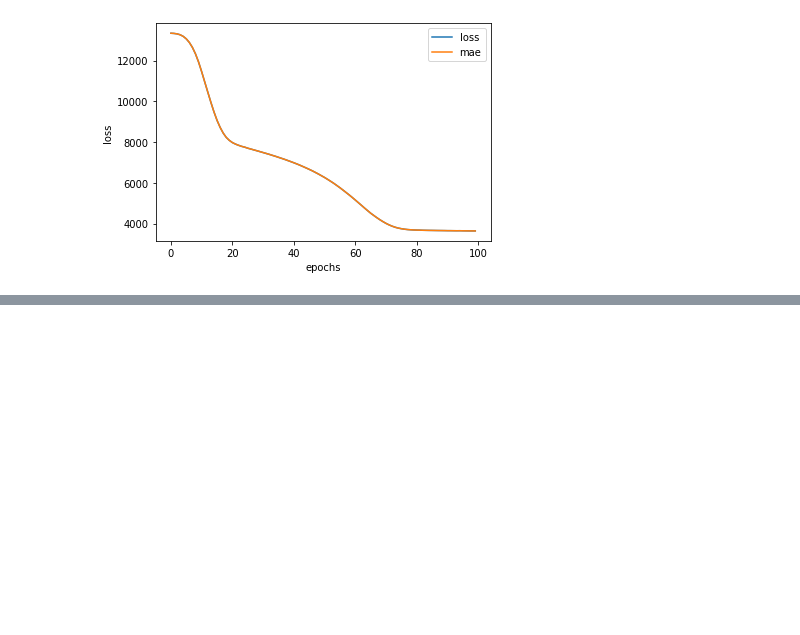
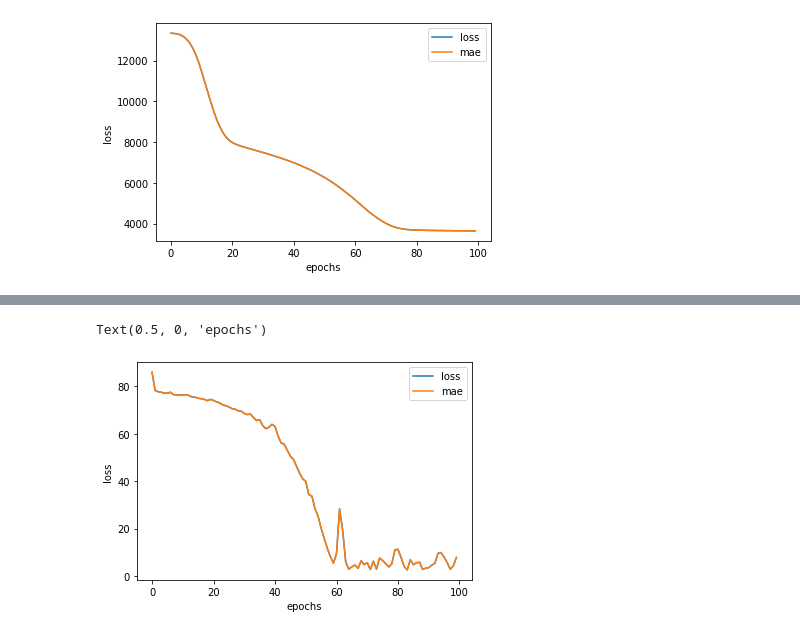
Before and after one commit to kunalburgul/AMLP, a Jupyter notebook: Tensorflow/01_neural_network_regression_with_tensorflow.ipynb, the cells around one changed output, grey strips where cells are left out. Cells and saved outputs as stored; diff of their text form; code cells hidden in the pictures; blank space fills up the shorter version.

```diff
--- a/Tensorflow/01_neural_network_regression_with_tensorflow.ipynb
+++ b/Tensorflow/01_neural_network_regression_with_tensorflow.ipynb
@@ -1099,0 +1261,9 @@ Text(0.5, 0, 'epochs')
+# %%
+# Plot model (also know as a loss curve or training curve)
+import pandas as pd
+pd.DataFrame(history.history).plot()
+plt.ylabel("loss")
+plt.xlabel("epochs")
+# %% [output]
+Text(0.5, 0, 'epochs')
+[figure, added]
```
Also changed, not shown: parts of 36 cells of this notebook.
